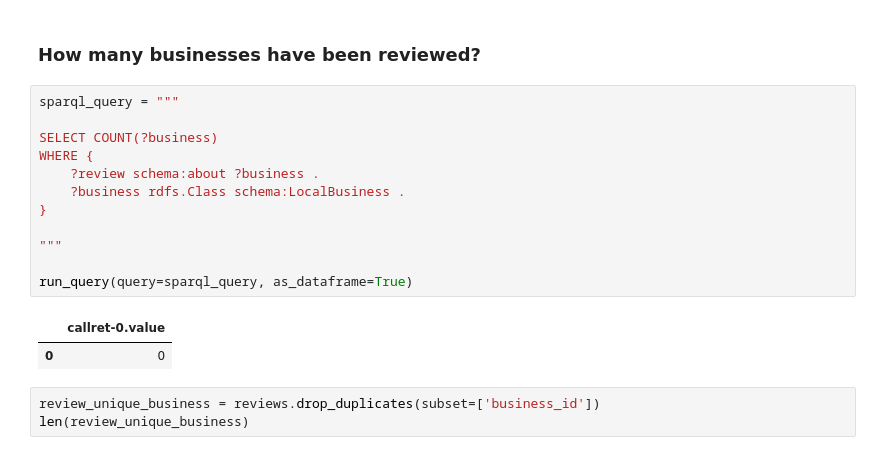
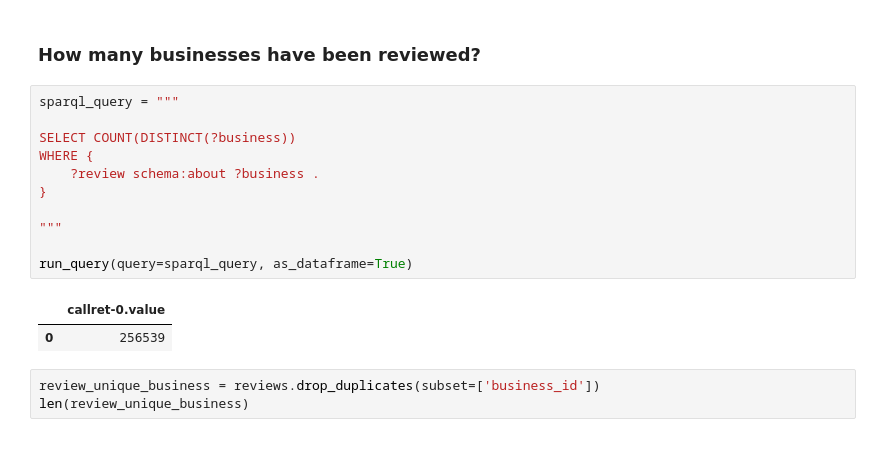
Before and after one commit to christiannielsen98/DVML-P7, a Jupyter notebook: Code/CompetencyQuestions/yelp_competency_question.ipynb, the cells around one changed output. Saved outputs shown, nothing was run; the diff lists cells and outputs as text.

```diff
--- a/Code/CompetencyQuestions/yelp_competency_question.ipynb
+++ b/Code/CompetencyQuestions/yelp_competency_question.ipynb
@@ -94,18 +94,17 @@ len(review_unique_business[mask])
 # %%
 sparql_query = """
 
-SELECT COUNT(?business)
+SELECT COUNT(DISTINCT(?business))
 WHERE {
     ?review schema:about ?business .
-    ?business rdfs.Class schema:LocalBusiness .
 }
 
 """
 
 run_query(query=sparql_query, as_dataframe=True)
 # %% [output]
 |  | callret-0.value |
-| 0 | 0 |
+| 0 | 256539 |
 # %%
 review_unique_business = reviews.drop_duplicates(subset=['business_id'])
 len(review_unique_business)
```
Also changed, not shown: parts of 4 cells of this notebook, 4 other files.
